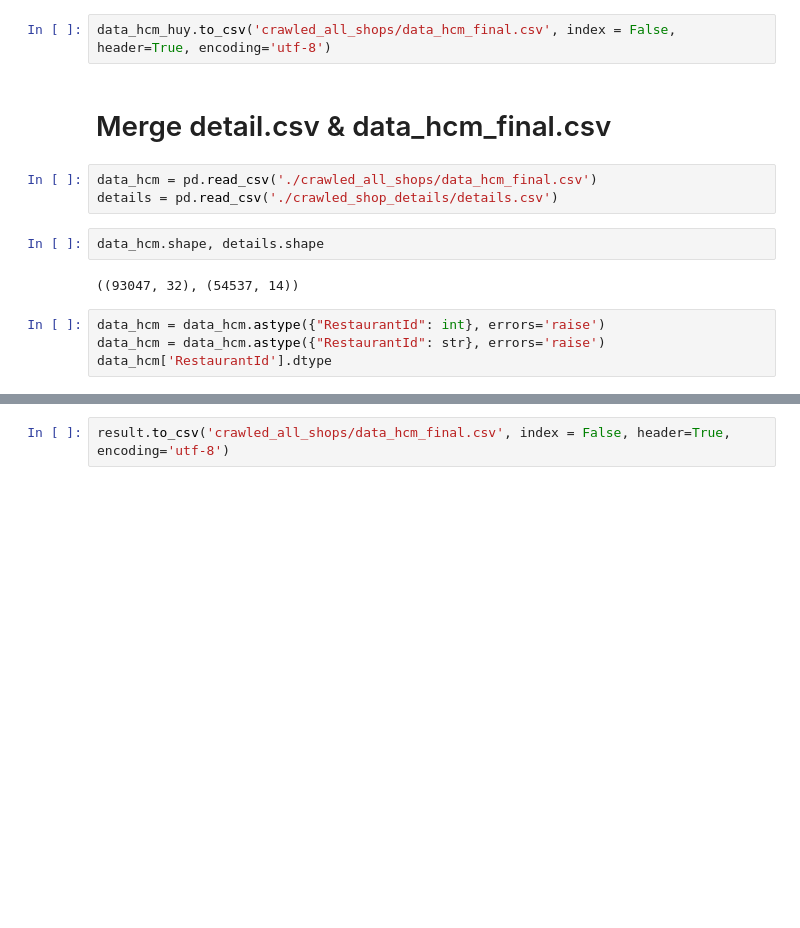
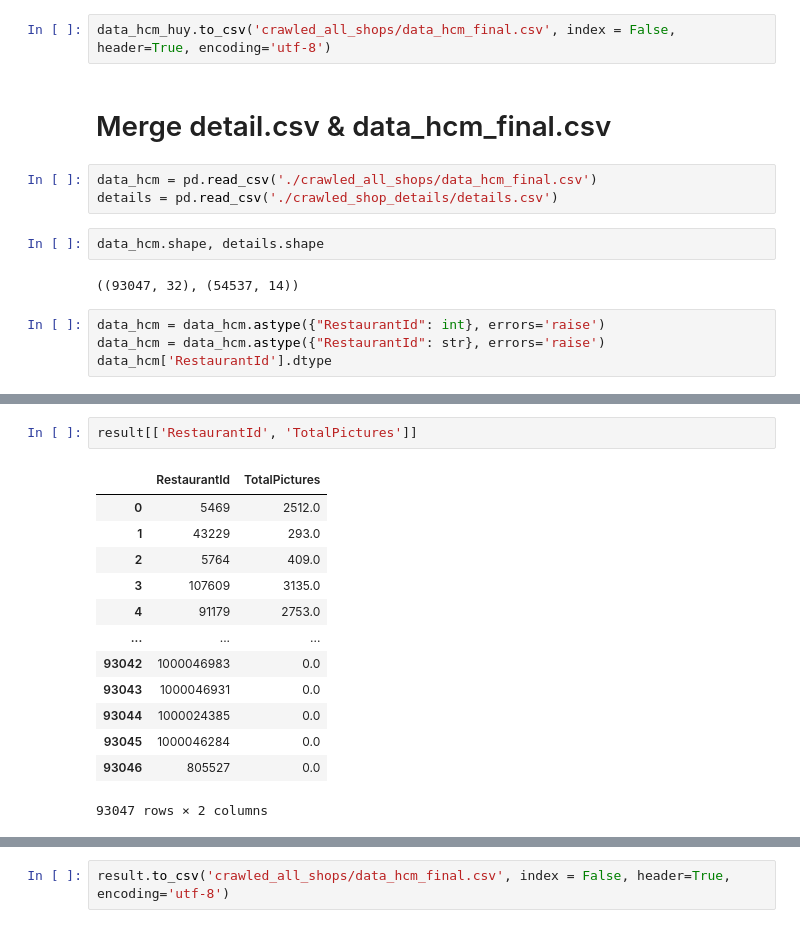
Before and after one commit to InventN/foody_API_data, a Jupyter notebook: merge_all_finals.ipynb, the cells around one changed output, grey strips where cells are left out. Saved outputs shown, nothing was run; the diff lists cells and outputs as text; blank space fills up the shorter version.

```diff
--- a/merge_all_finals.ipynb
+++ b/merge_all_finals.ipynb
@@ -121,0 +178,16 @@ result.head()
+# %%
+result[['RestaurantId', 'TotalPictures']]
+# %% [output]
+|  | RestaurantId | TotalPictures |
+| 0 | 5469 | 2512.0 |
+| 1 | 43229 | 293.0 |
+| 2 | 5764 | 409.0 |
+| 3 | 107609 | 3135.0 |
+| 4 | 91179 | 2753.0 |
+| ... | ... | ... |
+| 93042 | 1000046983 | 0.0 |
+| 93043 | 1000046931 | 0.0 |
+| 93044 | 1000024385 | 0.0 |
+| 93045 | 1000046284 | 0.0 |
+| 93046 | 805527 | 0.0 |
+93047 rows × 2 columns
```
Also changed, not shown: parts of 9 cells of this notebook.
